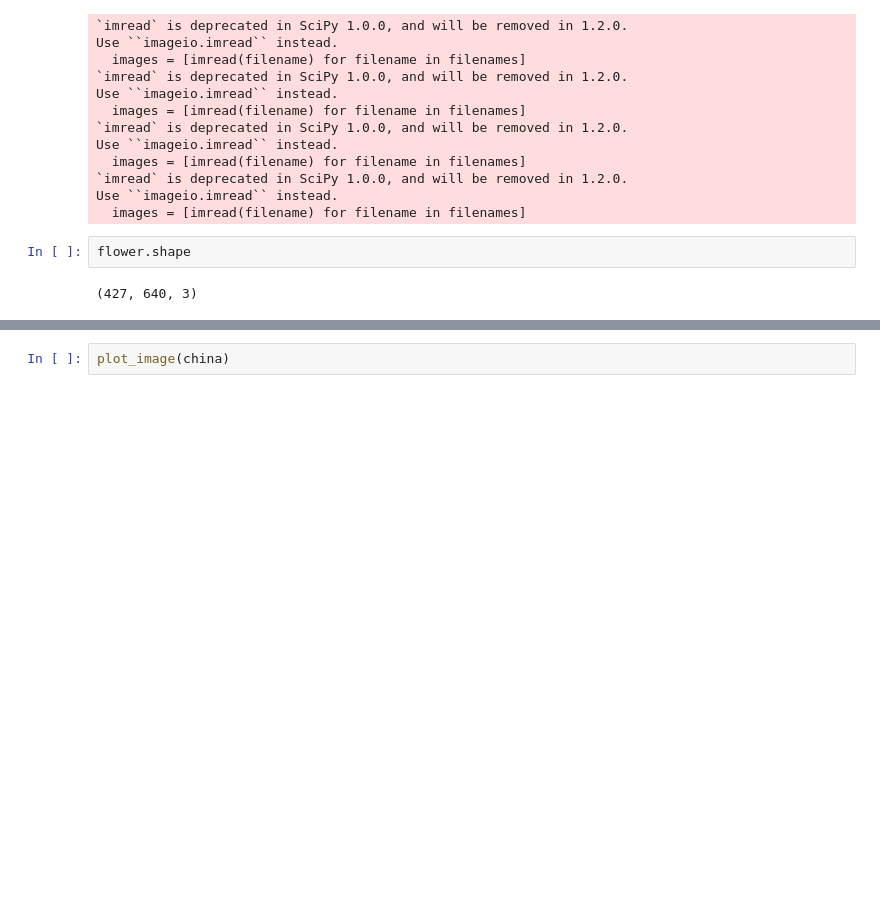
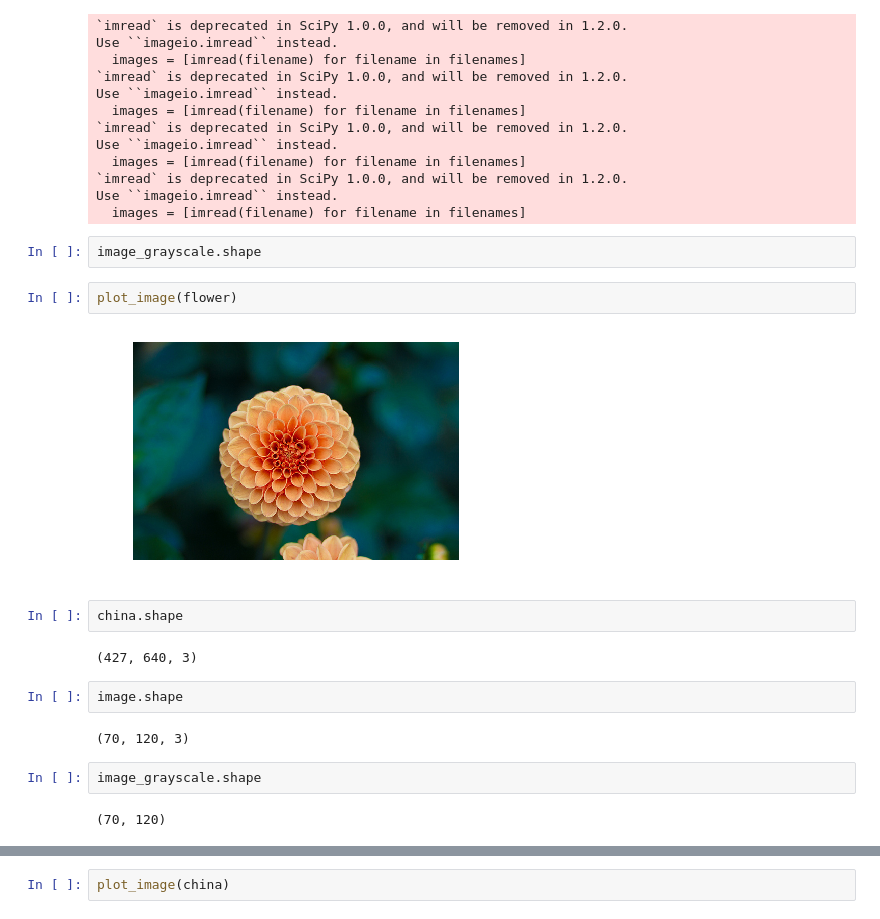
Before and after one commit to cloudxlab/ml, a Jupyter notebook: deep_learning/convolutional_neural_networks.ipynb, the cells around one changed output, grey strips where cells are left out. Cells and saved outputs as stored; diff of their text form; blank space fills up the shorter version.

```diff
--- a/deep_learning/convolutional_neural_networks.ipynb
+++ b/deep_learning/convolutional_neural_networks.ipynb
@@ -74,6 +74,20 @@ Use ``imageio.imread`` instead.
 Use ``imageio.imread`` instead.
   images = [imread(filename) for filename in filenames]
 # %%
-flower.shape
+image_grayscale.shape
-# %% [output]
-(427, 640, 3)
+# %%
+plot_image(flower)
+# %% [output]
+[figure, added]
+# %%
+china.shape
+# %% [output]
+(427, 640, 3)
+# %%
+image.shape
+# %% [output]
+(70, 120, 3)
+# %%
+image_grayscale.shape
+# %% [output]
+(70, 120)
```
Also changed, not shown: parts of 9 cells of this notebook.
